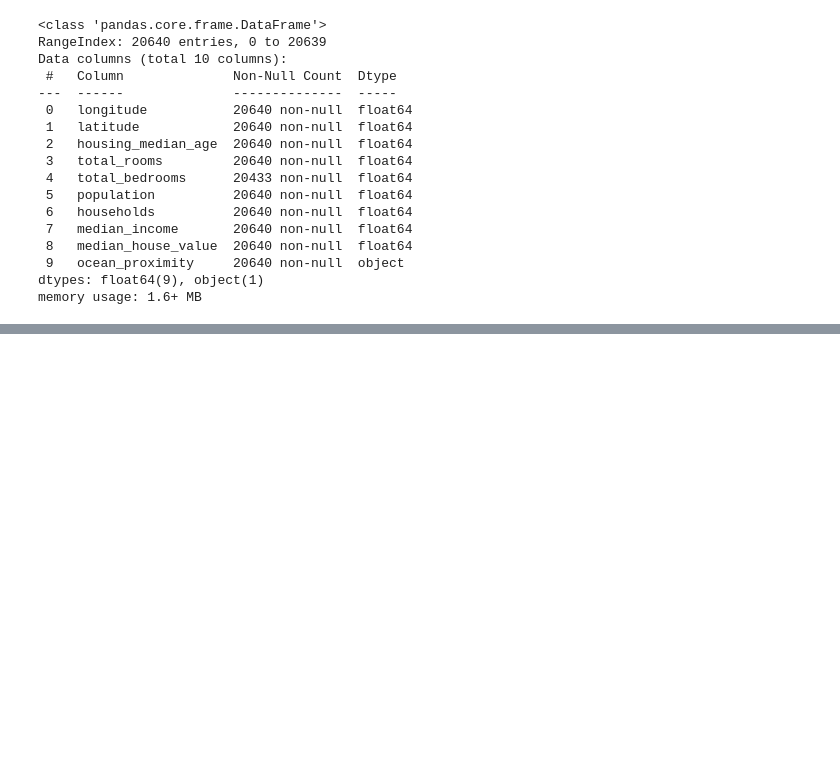
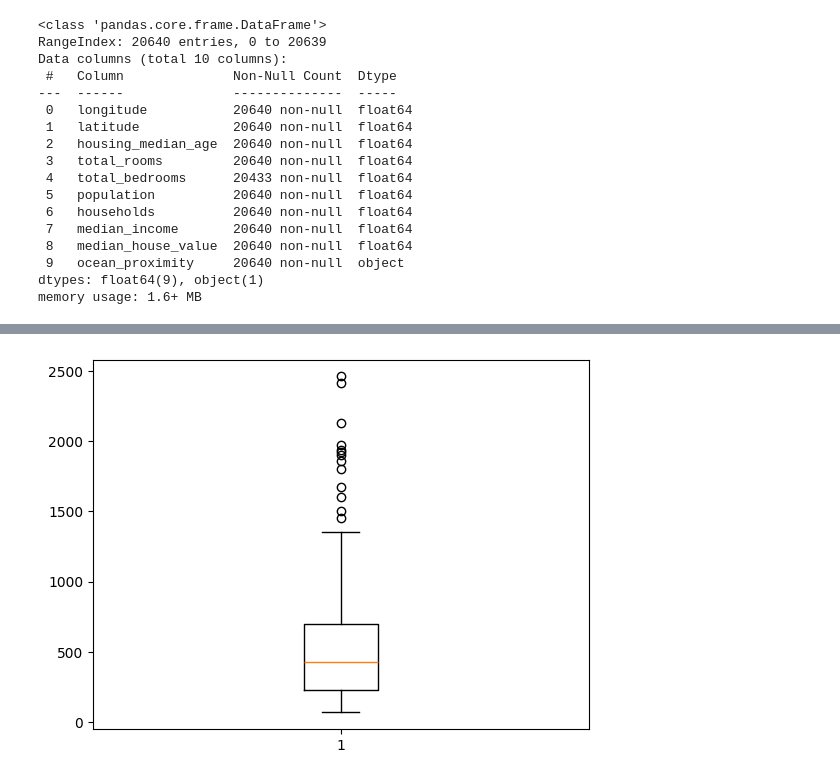
Before and after one commit to vivekkhillar/ML-practice, a Jupyter notebook: Day 32 20-08-2025/simpleLinearRegression.ipynb, the cells around one changed output, grey strips where cells are left out. Saved outputs shown, nothing was run; the diff lists cells and outputs as text; code cells hidden in the pictures; blank space fills up the shorter version.

```diff
--- a/Day 32 20-08-2025/simpleLinearRegression.ipynb
+++ b/Day 32 20-08-2025/simpleLinearRegression.ipynb
@@ -271,0 +478,5 @@ memory usage: 1.6+ MB
+# %%
+plt.boxplot(df['Salary'])
+plt.show()
+# %% [output]
+[figure, added]
```
Also changed, not shown: parts of 53 cells of this notebook, 1 other file.
